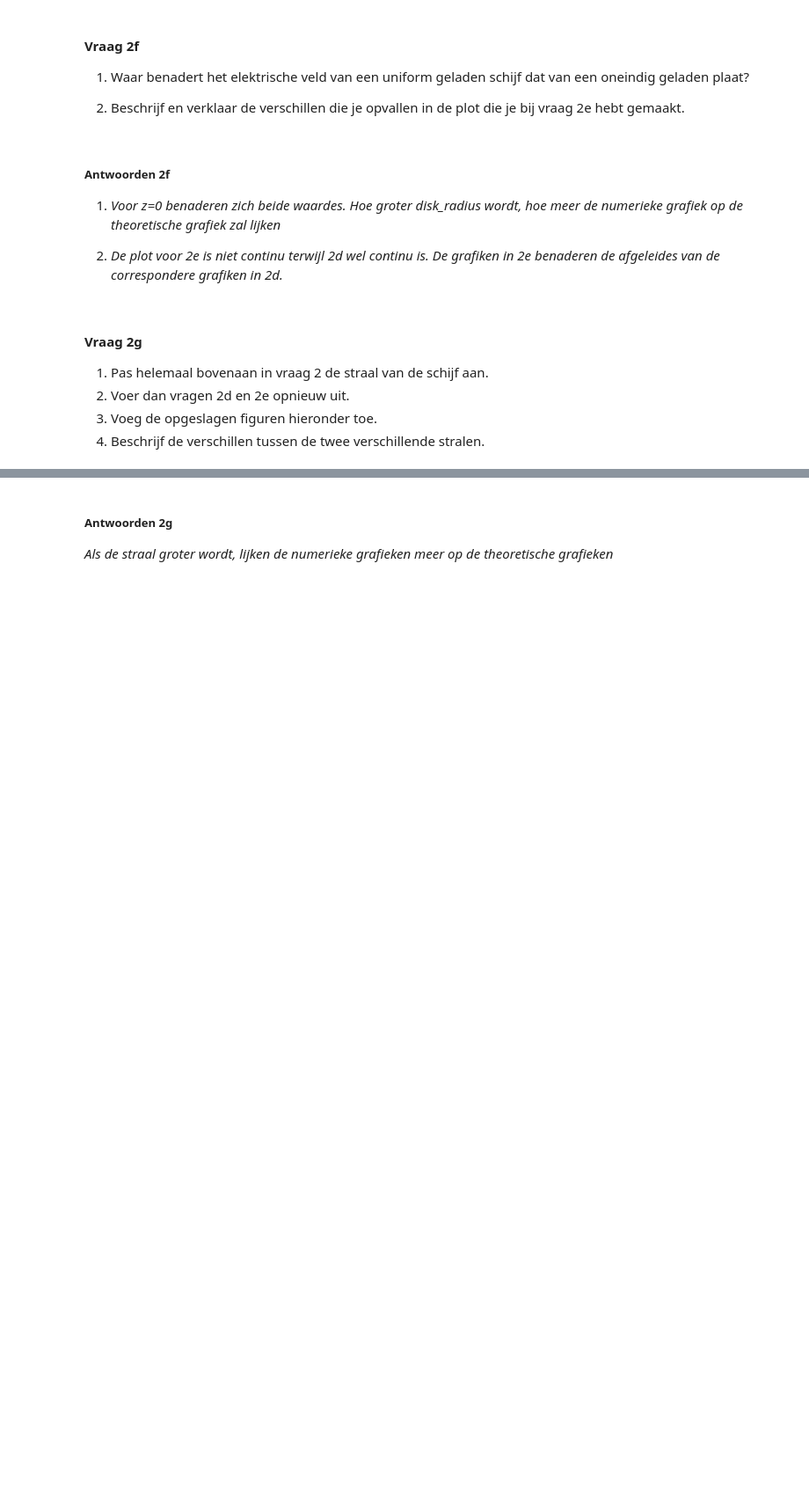
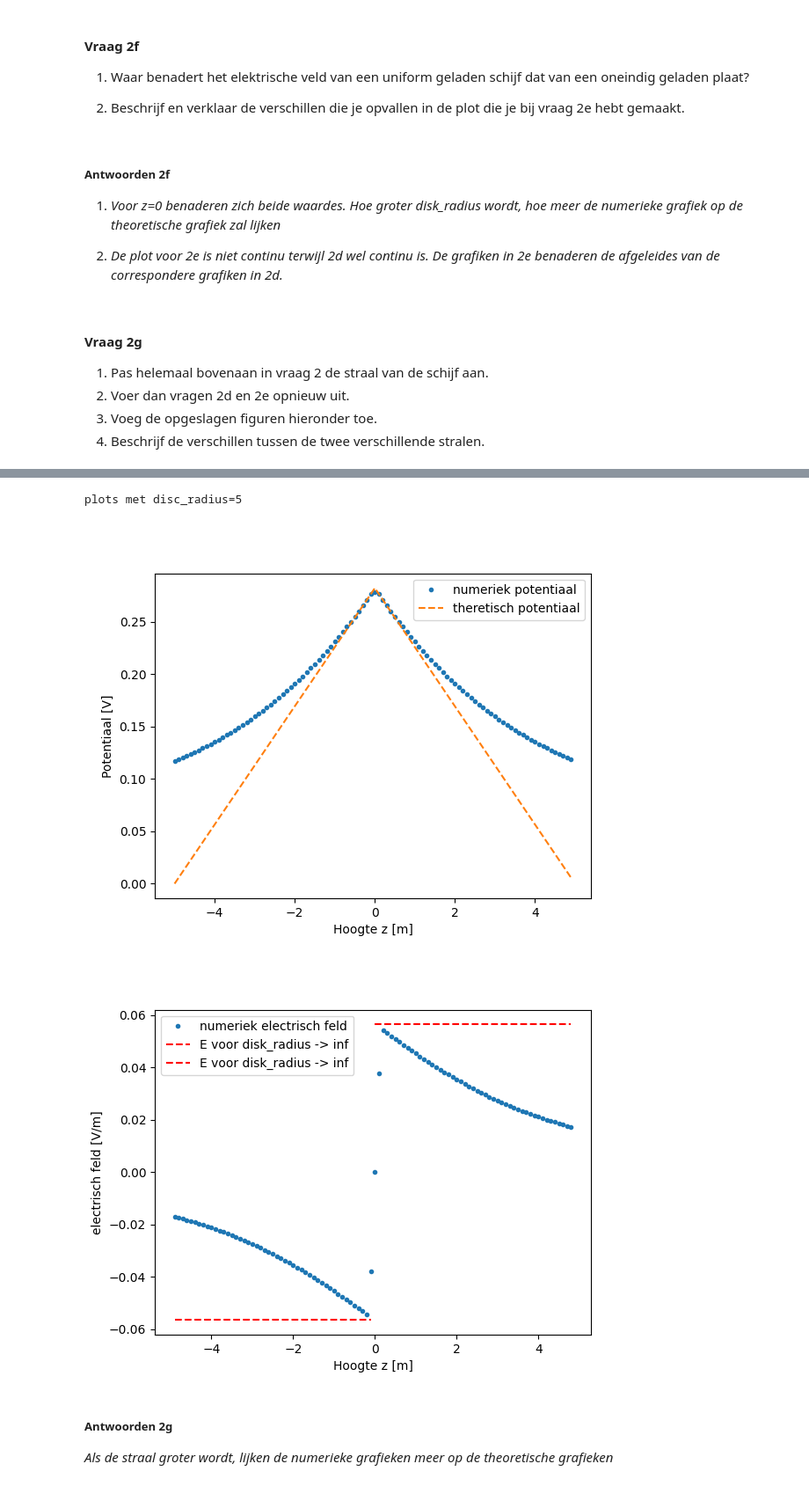
Before and after one commit to caricevonmorgen-dotcom/opdrachten-DEF-D-lol, a Jupyter notebook: DigitaleOntwerpopdrachten/1CondensatorOpdracht/CondensatorOntwerpopdracht.ipynb, the cells around one changed output, grey strips where cells are left out. Shown at 88% size. Saved outputs shown, nothing was run; the diff lists cells and outputs as text; code cells hidden in the pictures; blank space fills up the shorter version.

```diff
--- a/DigitaleOntwerpopdrachten/1CondensatorOpdracht/CondensatorOntwerpopdracht.ipynb
+++ b/DigitaleOntwerpopdrachten/1CondensatorOpdracht/CondensatorOntwerpopdracht.ipynb
@@ -332,3 +333,13 @@ FileNotFoundError: No such file or directory: 'folder-name/image-name'
+# %%
+###
+print('plots met disc_radius=5')
+###
+display(Image("opdracht 2d radius 5.png"))
+display(Image("opdracht 2e radius 5.png"))
+# %% [output]
+plots met disc_radius=5
+[figure, added]
+[figure, added]
 # %% [markdown]
 ##### Antwoorden 2g
 *Als de straal groter wordt, lijken de numerieke grafieken meer op de theoretische grafieken*
```
Also changed, not shown: parts of 5 cells of this notebook.
